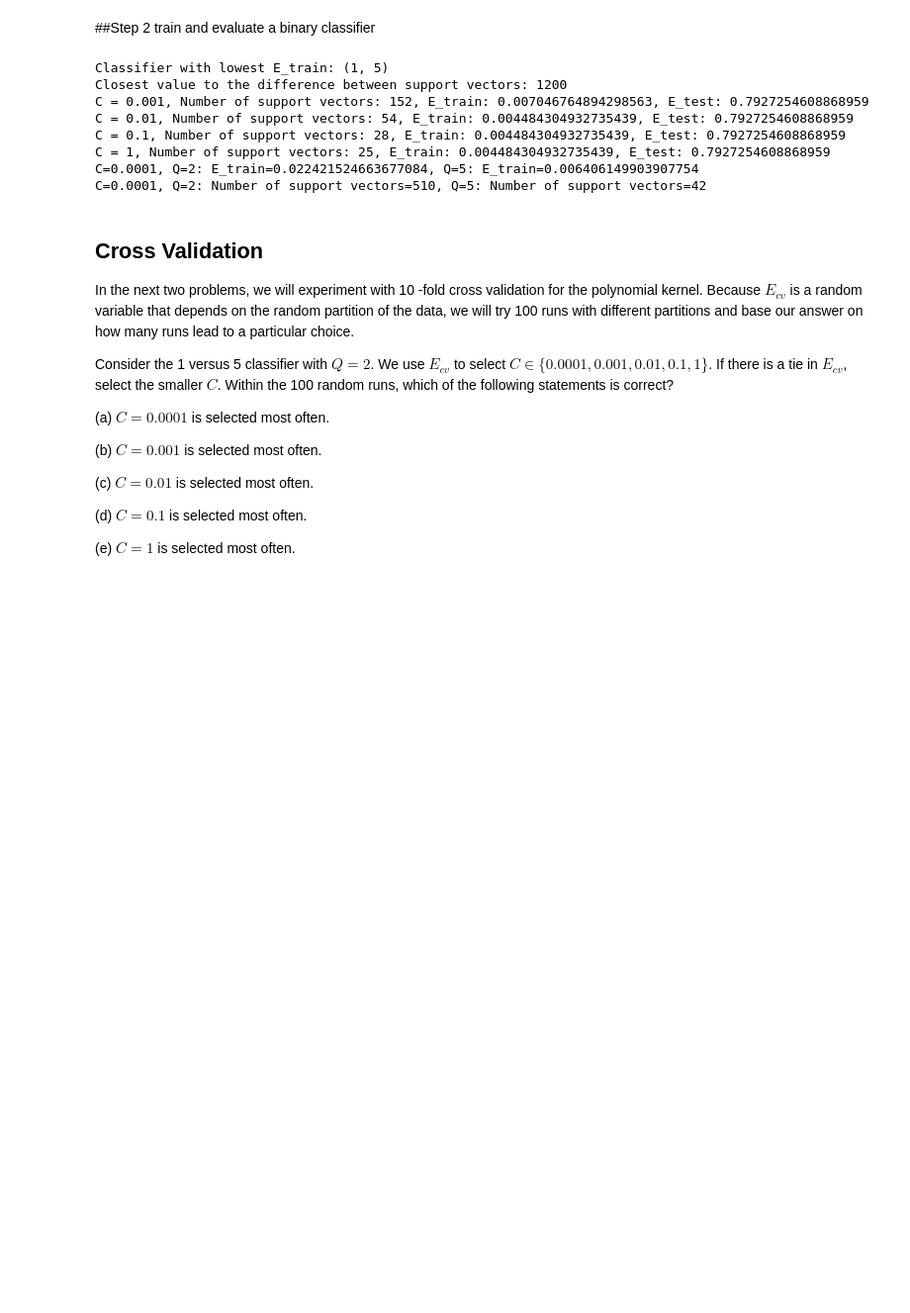
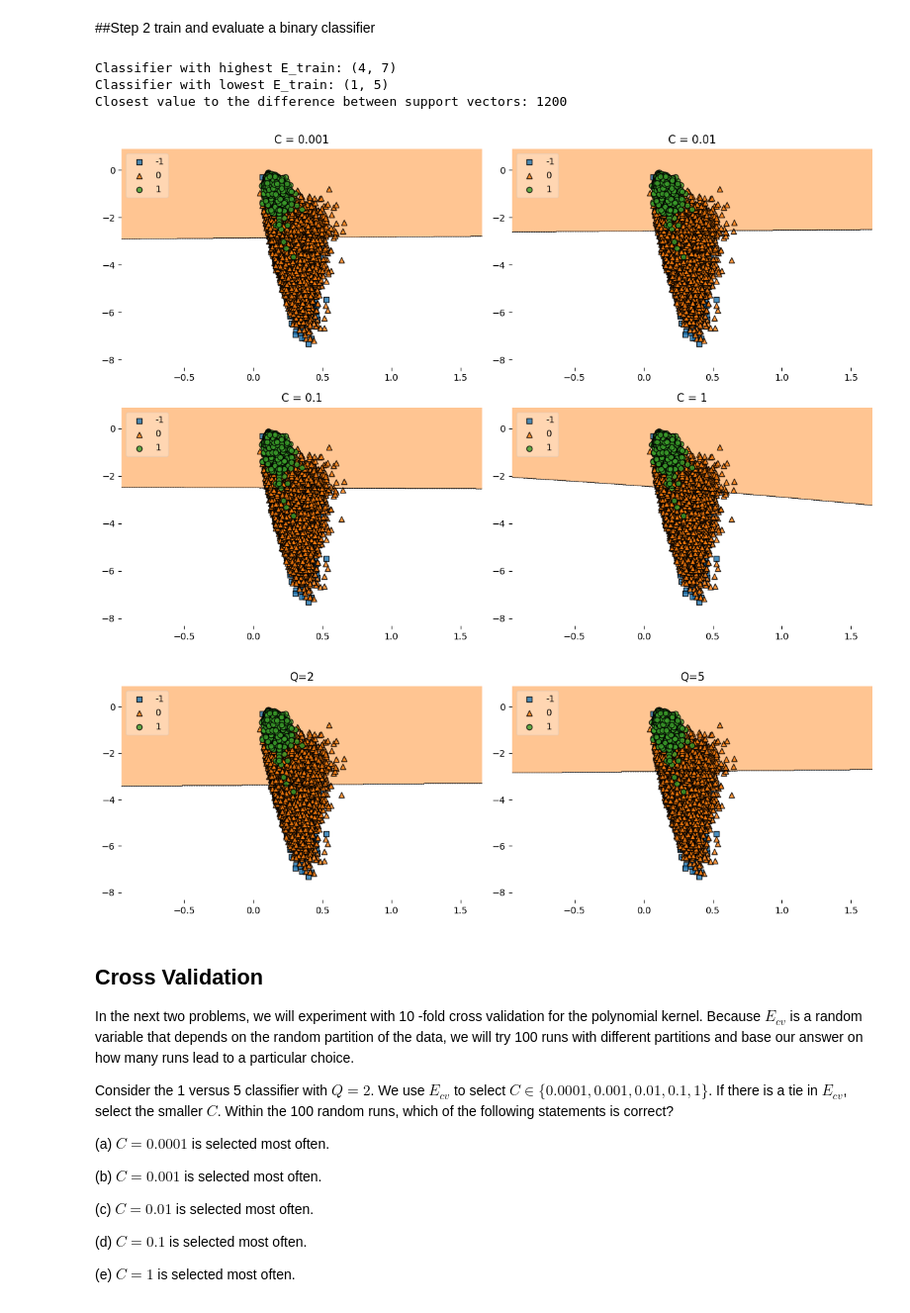
Before and after one commit to ChagataiDuru/CS304-IntroAI-CollabNotebooks, a Jupyter notebook: CS304_HW2.ipynb, the cells around one changed output. Shown at 99% size. Drawn from its saved outputs; the diff is of its cells as text; code cells hidden in the pictures; blank space fills up the shorter version.

```diff
--- a/CS304_HW2.ipynb
+++ b/CS304_HW2.ipynb
@@ -201,6 +216,8 @@ def train_binary_classifier(X, y, X_test, y_test, digit1, digit2, kernel='linear
 
     return svm_clf, train_error, test_error
 # %%
+from mlxtend.plotting import plot_decision_regions
+
 # Problem 1 - With C=0.01 and Q=2, which classifier has the highest E_train?
 highest_train_error = 0
 highest_train_error_digit = None
@@ -223,49 +240,75 @@ for digit1, digit2 in itertools.combinations(range(10), 2):
         lowest_train_error = train_error
         lowest_train_error_digit = (digit1, digit2)
 
 print(f"Classifier with lowest E_train: {lowest_train_error_digit}")
 
 # Problem 3: Comparing the two selected classifiers from Problems 1 and 2, which of the following values is the closest to the difference between the number of support vectors of these two classifiers?
 clf1, _, _ = train_binary_classifier(X_train, y_train, X_test, y_test,
                                      highest_train_error_digit[0], highest_train_error_digit[1],
                                      kernel='poly', C=0.01, degree=2)
 clf2, _, _ = train_binary_classifier(X_train, y_train, X_test, y_test,
                                      lowest_train_error_digit[0], lowest_train_error_digit[1],
                                      kernel='poly', C=0.01, degree=2)
 
 support_vector_diff = abs(len(clf1.support_vectors_) - len(clf2.support_vectors_))
 closest_choice = min([(600, abs(600 - support_vector_diff)), (1200, abs(1200 - support_vector_diff)),
                       (1800, abs(1800 - support_vector_diff)), (2400, abs(2400 - support_vector_diff)),
                       (3000, abs(3000 - support_vector_diff))], key=lambda x: x[1])[0]
 
 print(f"Closest value to the difference between support vectors: {closest_choice}")
 
 # Problem 4: Consider the 1 versus 5 classifier with Q=2 and C ∈ {0.001, 0.01, 0.1, 1}. Which of the following statements is correct?
+
+#C_values = [0.001, 0.01, 0.1, 1]
+#for C in C_values:
+#    svm_clf, train_error, test_error = train_binary_classifier(X_train, y_train, X_test, y_test,
+#                                                               1, 5, kernel='poly', C=C, degree=2)
+#    print(f"C = {C}, Number of support vectors: {len(svm_clf.support_vectors_)}, E_train: {train_error}, E_test: {test_error}")
+
 C_values = [0.001, 0.01, 0.1, 1]
-for C in C_values:
-    svm_clf, train_error, test_error = train_binary_classifier(X_train, y_train, X_test, y_test,
-                                                               1, 5, kernel='poly', C=C, degree=2)
-    print(f"C = {C}, Number of support vectors: {len(svm_clf.support_vectors_)}, E_train: {train_error}, E_test: {test_error}")
+fig, axes = plt.subplots(2, 2, figsize=(12, 8))
+axes = axes.ravel()
+
+for ax, C in zip(axes, C_values):
+    svm_clf, _, _ = train_binary_classifier(X_train, y_train, X_test, y_test, 1, 5, kernel='poly', C=C, degree=2)
+    plot_decision_regions(X=X_train, y=np.where(y_train == 1, 1, np.where(y_train == 5, -1, 0)),
+                          clf=svm_clf, legend=2, ax=ax)
+    ax.set_title(f"C = {C}")
+
+plt.tight_layout()
+plt.show()
 
 # Problem 5: In the 1 versus 5 classifier, comparing Q=2 with Q=5, which of the following statements is correct?
-svm_clf_Q2, train_error_Q2, test_error_Q2 = train_binary_classifier(X_train, y_train, X_test, y_test,
-                                                                    1, 5, kernel='poly', C=0.0001, degree=2)
-svm_clf_Q5, train_error_Q5, test_error_Q5 = train_binary_classifier(X_train, y_train, X_test, y_test,
-                                                                    1, 5, kernel='poly', C=0.0001, degree=5)
+#svm_clf_Q2, train_error_Q2, test_error_Q2 = train_binary_classifier(X_train, y_train, X_test, y_test,
+#                                                                    1, 5, kernel='poly', C=0.0001, degree=2)
+#svm_clf_Q5, train_error_Q5, test_error_Q5 = train_binary_classifier(X_train, y_train, X_test, y_test,
+#                                                                    1, 5, kernel='poly', C=0.0001, degree=5)
 
-print(f"C=0.0001, Q=2: E_train={train_error_Q2}, Q=5: E_train={train_error_Q5}")
-print(f"C=0.0001, Q=2: Number of support vectors={len(svm_clf_Q2.support_vectors_)}, Q=5: Number of support vectors={len(svm_clf_Q5.support_vectors_)}")
+#print(f"C=0.0001, Q=2: E_train={train_error_Q2}, Q=5: E_train={train_error_Q5}")
+#print(f"C=0.0001, Q=2: Number of support vectors={len(svm_clf_Q2.support_vectors_)}, Q=5: Number of support vectors={len(svm_clf_Q5.support_vectors_)}")
+
+fig, axes = plt.subplots(1, 2, figsize=(12, 4))
+
+svm_clf_Q2, _, _ = train_binary_classifier(X_train, y_train, X_test, y_test, 1, 5, kernel='poly', C=0.0001, degree=2)
+plot_decision_regions(X=X_train, y=np.where(y_train == 1, 1, np.where(y_train == 5, -1, 0)),
+                      clf=svm_clf_Q2, legend=2, ax=axes[0])
+axes[0].set_title("Q=2")
+
+svm_clf_Q5, _, _ = train_binary_classifier(X_train, y_train, X_test, y_test, 1, 5, kernel='poly', C=0.0001, degree=5)
+plot_decision_regions(X=X_train, y=np.where(y_train == 1, 1, np.where(y_train == 5, -1, 0)),
+                      clf=svm_clf_Q5, legend=2, ax=axes[1])
+axes[1].set_title("Q=5")
+
+plt.tight_layout()
+plt.show()
 
 # Repeat for other C values (0.001, 0.01, 1)
 # %% [output]
+Classifier with highest E_train: (4, 7)
 Classifier with lowest E_train: (1, 5)
 Closest value to the difference between support vectors: 1200
-C = 0.001, Number of support vectors: 152, E_train: 0.007046764894298563, E_test: 0.7927254608868959
-C = 0.01, Number of support vectors: 54, E_train: 0.004484304932735439, E_test: 0.7927254608868959
-C = 0.1, Number of support vectors: 28, E_train: 0.004484304932735439, E_test: 0.7927254608868959
-C = 1, Number of support vectors: 25, E_train: 0.004484304932735439, E_test: 0.7927254608868959
-C=0.0001, Q=2: E_train=0.022421524663677084, Q=5: E_train=0.006406149903907754
-C=0.0001, Q=2: Number of support vectors=510, Q=5: Number of support vectors=42
+[figure, added]
+[figure, added]
 # %% [markdown]
 ## Cross Validation
 In the next two problems, we will experiment with 10 -fold cross validation for the polynomial kernel. Because $E_{c v}$ is a random variable that depends on the random partition of the data, we will try 100 runs with different partitions and base our answer on how many runs lead to a particular choice.
```
Also changed, not shown: parts of 5 cells of this notebook.
